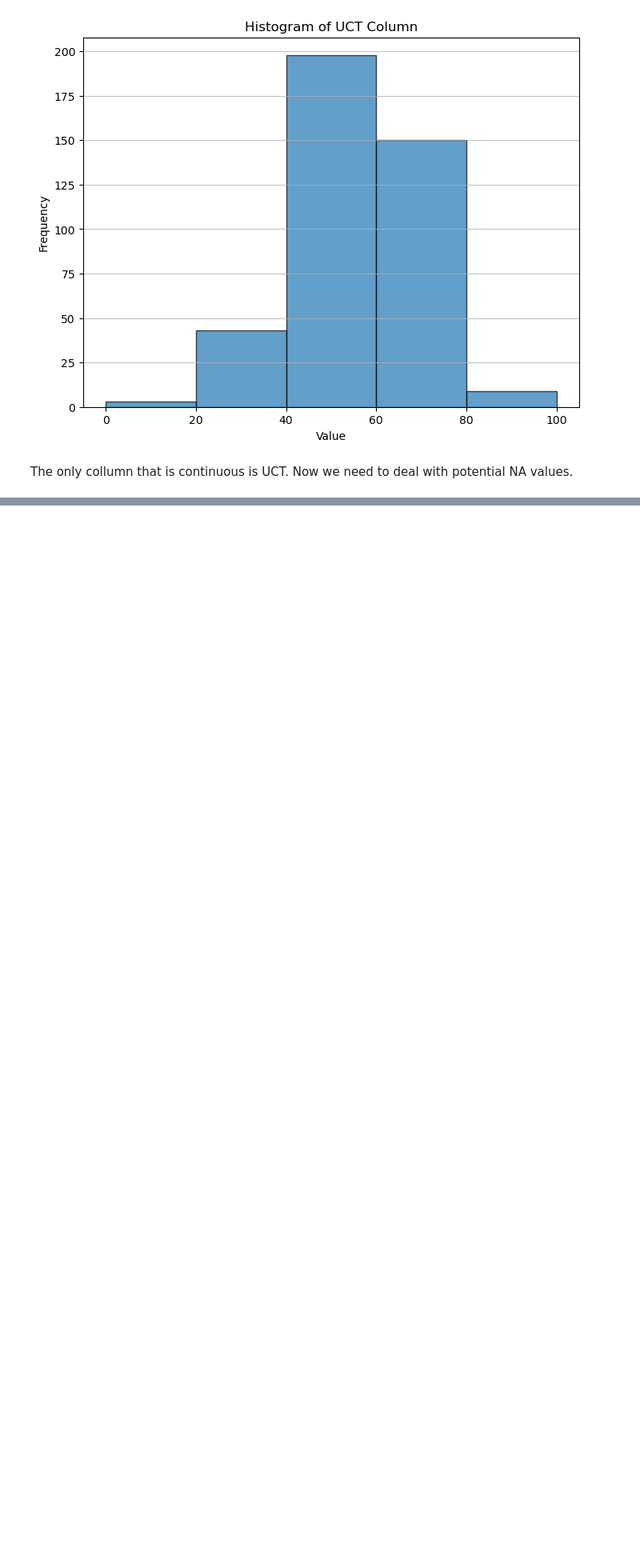
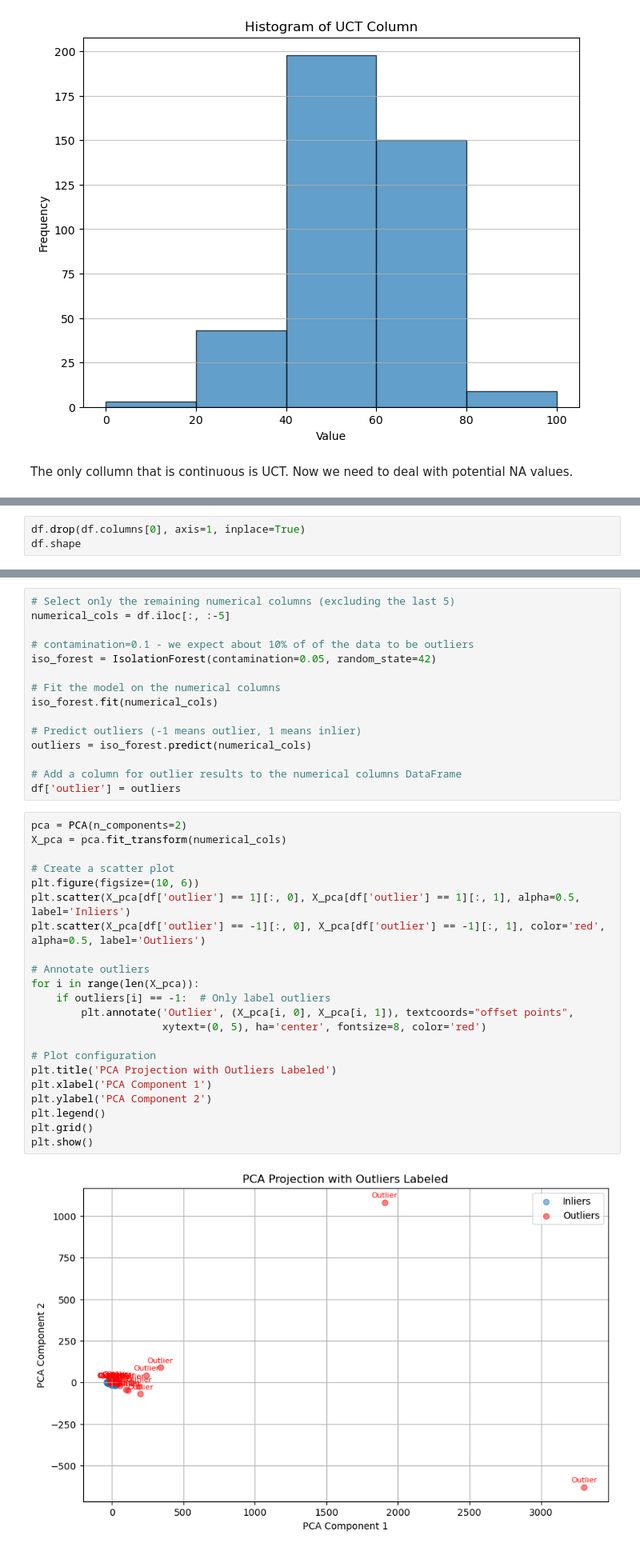
Before and after one commit to Artyom-kurguzkin/ML-ludemes-predictions, a Jupyter notebook: ludemes-gameData-predict.ipynb, the cells around one changed output, grey strips where cells are left out. Shown at 80% size. Drawn from its saved outputs; the diff is of its cells as text; blank space fills up the shorter version.

Commit message:
finished preparing data, started Category modelling

```diff
--- a/ludemes-gameData-predict.ipynb
+++ b/ludemes-gameData-predict.ipynb
@@ -177,0 +223,3 @@ for col in df.columns:
+# %%
+df.drop(df.columns[0], axis=1, inplace=True)
+df.shape
@@ -177,0 +228,39 @@ for col in df.columns:
+# %%
+# Select only the remaining numerical columns (excluding the last 5)
+numerical_cols = df.iloc[:, :-5]
+
+# contamination=0.1 - we expect about 10% of of the data to be outliers
+iso_forest = IsolationForest(contamination=0.05, random_state=42)
+
+# Fit the model on the numerical columns
+iso_forest.fit(numerical_cols)
+
+# Predict outliers (-1 means outlier, 1 means inlier)
+outliers = iso_forest.predict(numerical_cols)
+
+# Add a column for outlier results to the numerical columns DataFrame
+df['outlier'] = outliers
+# %%
+pca = PCA(n_components=2)
+X_pca = pca.fit_transform(numerical_cols)
+
+# Create a scatter plot
+plt.figure(figsize=(10, 6))
+plt.scatter(X_pca[df['outlier'] == 1][:, 0], X_pca[df['outlier'] == 1][:, 1], alpha=0.5, label='Inliers')
+plt.scatter(X_pca[df['outlier'] == -1][:, 0], X_pca[df['outlier'] == -1][:, 1], color='red', alpha=0.5, label='Outliers')
+
+# Annotate outliers
+for i in range(len(X_pca)):
+    if outliers[i] == -1:  # Only label outliers
+        plt.annotate('Outlier', (X_pca[i, 0], X_pca[i, 1]), textcoords="offset points",
+                     xytext=(0, 5), ha='center', fontsize=8, color='red')
+
+# Plot configuration
+plt.title('PCA Projection with Outliers Labeled')
+plt.xlabel('PCA Component 1')
+plt.ylabel('PCA Component 2')
+plt.legend()
+plt.grid()
+plt.show()
+# %% [output]
+[figure, added]
```
Also changed, not shown: parts of 50 cells of this notebook.
